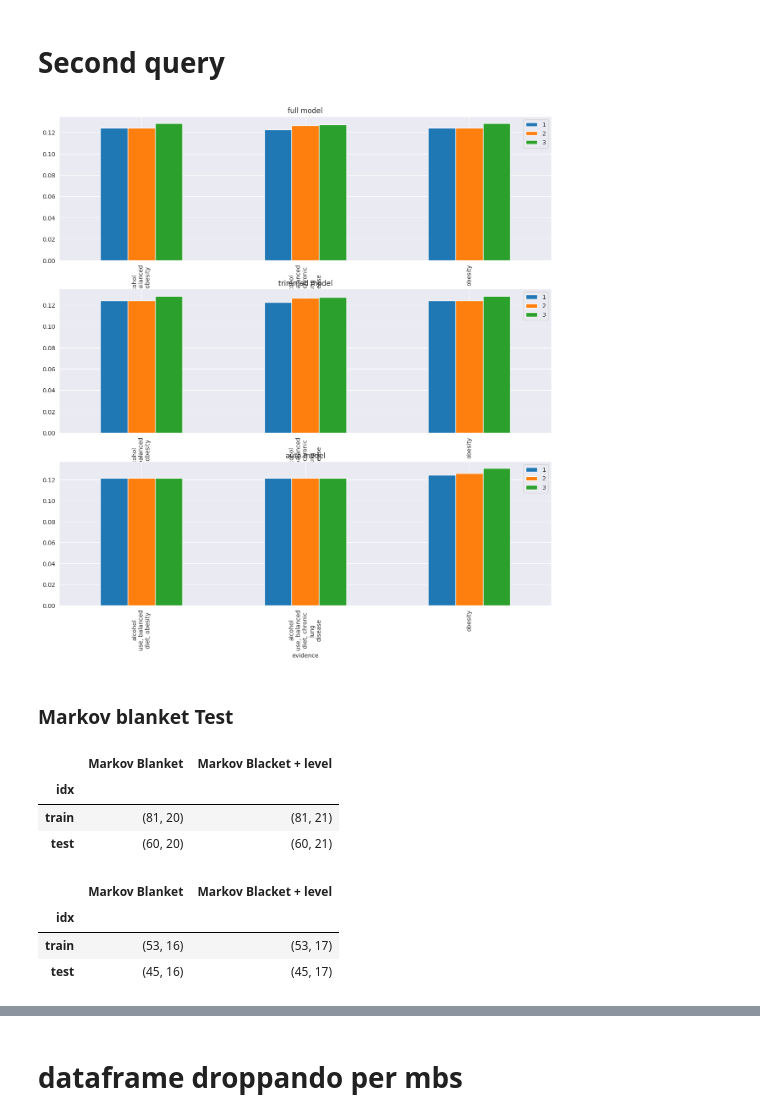
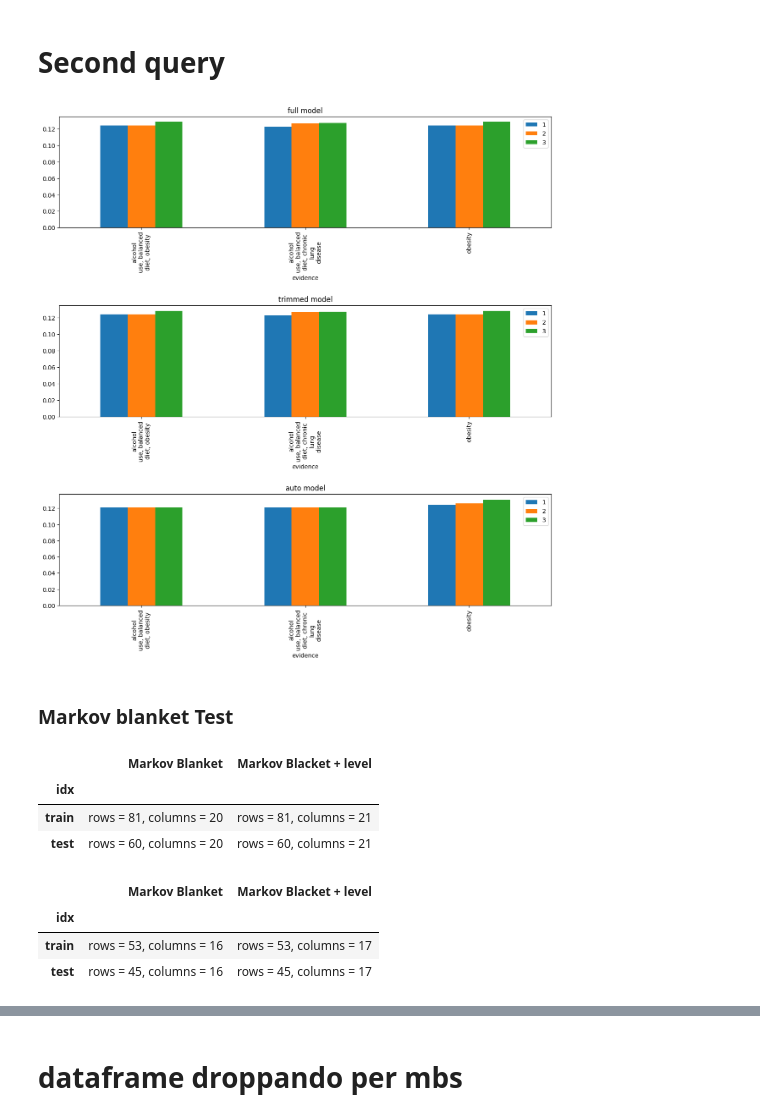
Before and after one commit to SeppiaBrilla/FAIKR_2023_MOD_3_Project, a Jupyter notebook: FAIKR_2023_MOD_3_Project_ultimate_version.ipynb, the cells around one changed output, grey strips where cells are left out. Saved outputs shown, nothing was run; the diff lists cells and outputs as text; code cells hidden in the pictures.

```diff
--- a/FAIKR_2023_MOD_3_Project_ultimate_version.ipynb
+++ b/FAIKR_2023_MOD_3_Project_ultimate_version.ipynb
@@ -90,7 +90,7 @@ sns.heatmap(corr,annot=True, mask=mask);
 # %% [markdown]
 #### Let's prepare the data
 # %%
-data.columns = [node.replace(" ", "\n").lower() for node in data.columns.values]
+data.columns = [mp(node) for node in data.columns.values]
 target = target.lower()
 
 data_train, data_test = train_test_split(data, random_state=random_state, train_size=0.80)
@@ -135,7 +135,7 @@ arcs_full_net = [
     ('frequent cold', 'wheezing'), ('frequent cold', 'snoring'), ('frequent cold', 'shortness of breath'), ('frequent cold', 'fatigue')
     ]
 
-arcs_full_net = [(t[0].replace(" ", "\n"), t[1].replace(" ", "\n")) for t in arcs_full_net]
+arcs_full_net = [(mp(t[0]), mp(t[1])) for t in arcs_full_net]
 
 full_bn_model = BayesianNetwork(arcs_full_net)
 draw_net(full_nodes_set, full_bn_model)
@@ -166,7 +166,7 @@ arcs_trimmed_net = [
     ]
 
 
-arcs_trimmed_net = [(t[0].replace(" ", "\n"), t[1].replace(" ", "\n")) for t in arcs_trimmed_net]
+arcs_trimmed_net = [(mp(t[0]), mp(t[1])) for t in arcs_trimmed_net]
 
 trimmed_bn_model = BayesianNetwork(arcs_trimmed_net)
 draw_net(trimmed_nodes, trimmed_bn_model, style='trimmed')
@@ -269,7 +269,7 @@ full_bn_inference = VariableElimination(full_bn_model)
 trimmed_bn_inference  = VariableElimination(trimmed_bn_model)
 auto_bn_inference = VariableElimination(auto_bn_model)
 # %%
-evidences = [{'air\npollution':6}, {'passive\nsmoker':6}, {'smoking':6}, {'chronic\nlung\ndisease':6}, {'occupational\nhazards':6}, {'genetic\nrisk':6}]
+evidences = [{mp('air pollution'):6}, {mp('passive smoker'):6}, {mp('smoking'):6}, {mp('chronic lung disease'):6}, {mp('occupational hazards'):6}, {mp('genetic risk'):6}]
 query = ['level']
 results_full = []
 results_trimmed = []
@@ -296,61 +296,28 @@ multi_bar_plot([results_full, results_trimmed, results_auto], ['full model', 'tr
 # %% [markdown]
 # Second query
 # %%
-evidences = [{'alcohol\nuse':6, 'balanced\ndiet': 5, 'obesity': 5}, {'alcohol\nuse':6, 'balanced\ndiet': 5, 'chronic\nlung\ndisease': 5}, {'obesity': 5}]
+evidences = [{mp('alcohol use'):6, mp('balanced diet'): 5, 'obesity': 5}, {mp('alcohol use'):6, mp('balanced diet'): 5, mp('chronic lung disease'): 5}, {'obesity': 5}]
 query = ['shortness\nof\nbreath']
 results_breath_full = []
 results_breath_trimmed = []
 results_breath_auto = []
 for ev in evidences:
     full = full_bn_inference.query(query, evidence=ev)
     trimmed = trimmed_bn_inference.query(query, evidence=ev)
     auto = auto_bn_inference.query(query, evidence=ev)
     result_full = {'evidence' : ', '.join(list(ev.keys()))}
     result_trimmed = {'evidence' : ', '.join(list(ev.keys()))}
     result_auto = {'evidence' : ', '.join(list(ev.keys()))}
     for q_r in [0,1,2]:
         result_full[q_r + 1] = full.values[q_r]
         result_trimmed[q_r + 1] = trimmed.values[q_r]
         result_auto[q_r + 1] = auto.values[q_r]
     results_breath_full.append(result_full)
     results_breath_trimmed.append(result_trimmed)
     results_breath_auto.append(result_auto)
 
-multi_bar_plot([results_breath_full, results_breath_trimmed, results_breath_auto], ['full model', 'trimmed model', 'auto model'], 'evidence')
+multi_bar_plot([results_breath_full, results_breath_trimmed, results_breath_auto], ['full model', 'trimmed model', 'auto model'], 'evidence', .7)
 # %% [output]
-[figure, old version]
+[figure, new version]
 # %% [markdown]
 ### Markov blanket Test
-# %%
-mb_full_bn = full_bn_model.get_markov_blanket('level')
-mb_trimmed_bn = trimmed_bn_model.get_markov_blanket('level')
-mb_auto_bn = auto_bn_model.get_markov_blanket('level')
-
-mb_full_bn_and_level = mb_full_bn + ['level']
-mb_trimmed_and_bn_level = mb_trimmed_bn + ['level']
-mb_auto_bn_ans_level = mb_auto_bn + ['level']
-
-
-def trim(dfs, trimmer, df_names, names):
-        res = {}
-        for df, idx in zip(dfs, names):
-            for col, col_name in zip(trimmer, df_names):
-                if not col_name in res:
-                    res[col_name] = [f'{df[col].drop_duplicates().shape}']
-                else:
-                    res[col_name].append(f'{df[col].drop_duplicates().shape}')
-            if not 'idx' in res:
-                res['idx'] = [idx]
-            else:
-                res['idx'].append(idx)
-        return_df = pd.DataFrame(res)
-        return_df.set_index('idx', inplace=True)
-        return return_df
-
-
-trim([data_train, data_test], [mb_full_bn, mb_full_bn_and_level], ['Markov Blanket','Markov Blacket + level'], ['train', 'test']).head(2)
-# %% [output]
-|  | Markov Blanket | Markov Blacket + level |
-| idx |  |  |
-| train | (81, 20) | (81, 21) |
-| test | (60, 20) | (60, 21) |
@@ -357,8 +332,15 @@ trim([data_train, data_test], [mb_full_bn, mb_full_bn_and_level], ['Markov Blank
+# %%
+get_trimmed_shape([data_train, data_test], [mb_full_bn, mb_full_bn_and_level], ['Markov Blanket','Markov Blacket + level'], ['train', 'test']).head(2)
+# %% [output]
+|  | Markov Blanket | Markov Blacket + level |
+| idx |  |  |
+| train | rows = 81, columns = 20 | rows = 81, columns = 21 |
+| test | rows = 60, columns = 20 | rows = 60, columns = 21 |
 # %%
-trim([data_train, data_test], [mb_trimmed_bn, mb_trimmed_and_bn_level], ['Markov Blanket','Markov Blacket + level'], ['train', 'test']).head(2)
+get_trimmed_shape([data_train, data_test], [mb_trimmed_bn, mb_trimmed_and_bn_level], ['Markov Blanket','Markov Blacket + level'], ['train', 'test']).head(2)
 # %% [output]
 |  | Markov Blanket | Markov Blacket + level |
 | idx |  |  |
-| train | (53, 16) | (53, 17) |
-| test | (45, 16) | (45, 17) |
+| train | rows = 53, columns = 16 | rows = 53, columns = 17 |
+| test | rows = 45, columns = 16 | rows = 45, columns = 17 |
 # %%
```
Also changed, not shown: parts of 10 cells of this notebook, 1 other file.
